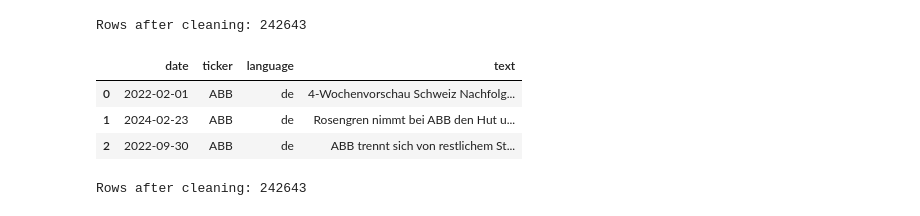
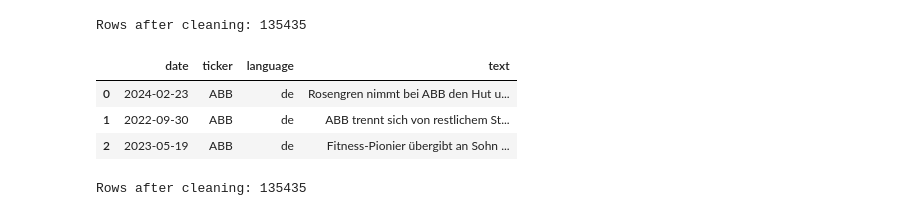
Before and after one commit to mkcakmak/multimodel-financial-time-series-with-sentiment, a Jupyter notebook: noteebooks/03_sentiment_aggregate.ipynb, the cells around one changed output. Cells and saved outputs as stored; diff of their text form; code cells hidden in the pictures.

```diff
--- a/noteebooks/03_sentiment_aggregate.ipynb
+++ b/noteebooks/03_sentiment_aggregate.ipynb
@@ -4,0 +5,4 @@ df = pd.read_csv("../../data/clean/news_clean/filtered_news_dataset.csv")
+# %%
+pd.set_option('display.max_rows', 500)
+pd.set_option('display.max_columns', 500)
+pd.set_option('display.width', 1000)
@@ -4,0 +23,4 @@ df = pd.read_csv("../../data/clean/news_clean/filtered_news_dataset.csv")
+# %%
+path = Path("/content/drive/MyDrive/Colab Notebooks/filtered_news_dataset_single_company.csv")
+# %%
+df = pd.read_csv(path)
@@ -5,43 +36,37 @@ df = pd.read_csv("../../data/clean/news_clean/filtered_news_dataset.csv")
 # %%
-
-
 assert {"company", "head_clean", "content_clean", "pubtime"}.issubset(df.columns), \
     "Expected columns company/head_clean/content_clean/pubtime are missing."
-
-# If 'language' is missing, fill with default 'de'
-if "language" not in df.columns:
-    df["language"] = "de"
 
 # Ensure 'pubtime' is converted to datetime, handle errors gracefully
 df["pubtime"] = pd.to_datetime(df["pubtime"], errors="coerce")
 
 # Combine headline + a short snippet of body text
-SNIPPET_LEN = 200  # Set as reasonable default if not set elsewhere
+SNIPPET_LEN = 500  # Set as reasonable default if not set elsewhere
 
 def build_text(row):
     head = str(row.get("head_clean", "")).strip()
     body = str(row.get("content_clean", "")).strip()
     return (head + " " + body[:SNIPPET_LEN]).strip()
 
 tmp = pd.DataFrame({
     "date":     df["pubtime"].dt.date,  # Will be NaT for unparsable dates
     "ticker":   df["company"].astype(str),
     "language": df["language"].astype(str),
     "text":     df.apply(build_text, axis=1).astype(str)
 })
 
 # Drop rows with missing date, ticker, or text, or very short texts
 tmp = tmp.dropna(subset=["date", "ticker", "text"])
 tmp = tmp[tmp["text"].str.len() > 3].copy()
 
 print("Rows after cleaning:", len(tmp))
 tmp.head(3)
 # %% [output]
-Rows after cleaning: 242643
+Rows after cleaning: 135435
 |  | date | ticker | language | text |
-| 0 | 2022-02-01 | ABB | de | 4-Wochenvorschau Schweiz Nachfolg... |
-| 1 | 2024-02-23 | ABB | de | Rosengren nimmt bei ABB den Hut u... |
-| 2 | 2022-09-30 | ABB | de | ABB trennt sich von restlichem St... |
+| 0 | 2024-02-23 | ABB | de | Rosengren nimmt bei ABB den Hut u... |
+| 1 | 2022-09-30 | ABB | de | ABB trennt sich von restlichem St... |
+| 2 | 2023-05-19 | ABB | de | Fitness-Pionier übergibt an Sohn ... |
 # %%
 # drop unparsable dates if any slipped through
 tmp = tmp.dropna(subset=["date"])
@@ -51,4 +76,4 @@ tmp["ticker"] = tmp["ticker"].str.strip().str.upper()
 # %%
 print("Rows after cleaning:", len(tmp))
 # %% [output]
-Rows after cleaning: 242643
+Rows after cleaning: 135435
```
Also changed, not shown: parts of 20 cells of this notebook, 2 other files.
